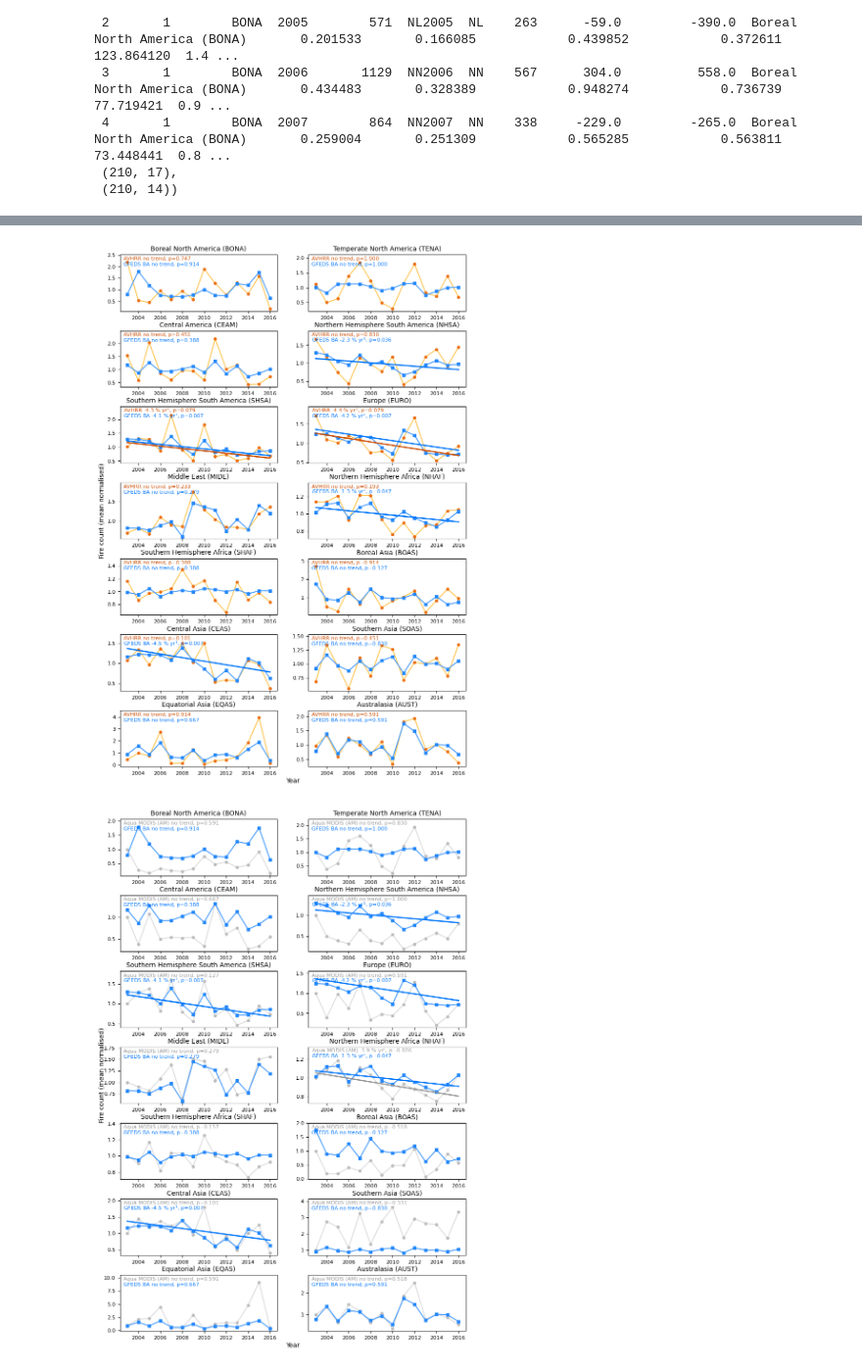
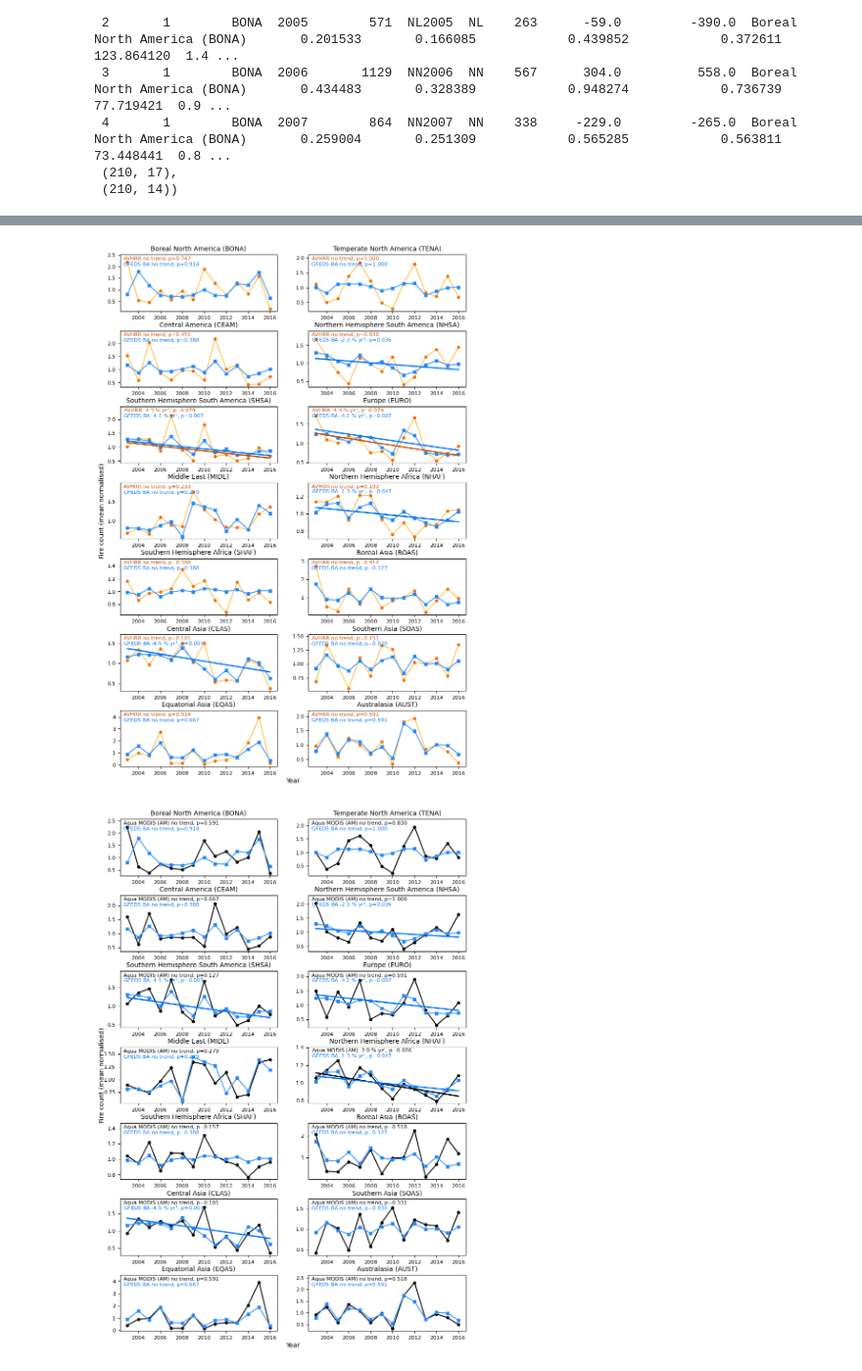
Before and after one commit to mdj4/avhrr-fire, a Jupyter notebook: src/06_intercomparison/03_intercomparison_vs_other_data.ipynb, the cells around one changed output, grey strips where cells are left out. Shown at 98% size. Cells and saved outputs as stored; diff of their text form; code cells hidden in the pictures.

```diff
--- a/src/06_intercomparison/03_intercomparison_vs_other_data.ipynb
+++ b/src/06_intercomparison/03_intercomparison_vs_other_data.ipynb
@@ -706,8 +706,8 @@ def ts_plotter(df, xstr, y1str, y2str, series1_str, series2_str, region_dict, yl
 # %%
 # colour palettes for plotting
 av_color_list = ['#fec44f','#ec7014','#cc4c02'] #oranges  #fe9929
-fw_color_list = ['#dcdcdc','#bdbdbd','#969696'] #greys
-ba_color_list = ["#4299fd","#2488fa","#0075fc"] #greys
+fw_color_list = ['#000000','#000000',"#000000"] #black
+ba_color_list = ["#4299fd","#2488fa","#0075fc"] #blues
 #params for figure set up
 mm = 1/25.4
 # %% [markdown]
@@ -1111,3 +1111,13 @@ print(df_final_ba_totals)
 209      14  489.824158  2016
 
 [210 rows x 3 columns]
+# %%
+## calculate global totals and
+ba_global = df_final_ba_totals.groupby(['year'])[['total_ba']].sum().reset_index().sort_values('year', ascending=True)
+ba_global['region'] = 99
+#ba_global['region_name'] = 'global'
+
+# add global to the main df
+df_final_ba_totals = pd.concat([df_final_ba_totals, ba_global])
+
+ba_global
@@ -1173,7 +1198,7 @@ fig, axes, stats_tbl = ts_plotter(df=am,
 fig.tight_layout()
 
 #figs
-fig.savefig(str(dir_out_figures / 's13_timeseries_AVHRR_vs_GFED5_mean_normalised.png'), dpi=1000)
+fig.savefig(str(dir_out_figures / 's13_timeseries_AVHRR_vs_GFED5_mean_normalised.png'), dpi=500)
 #fig.savefig(str(dir_out_figures / 's4_timeseries_gfed_vpd_flip.pdf'))
 
 #statstable
@@ -1183,7 +1208,7 @@ fig.savefig(str(dir_out_figures / 's13_timeseries_AVHRR_vs_GFED5_mean_normalised
 
 fig, axes, stats_tbl = ts_plotter(df=am,
                                 xstr='year',
-                                y1str='n_count_modis',
+                                y1str='n_count_modis_mean',
                                 y2str='n_ba_mean',
                                 series1_str = 'Aqua MODIS (AM)',
                                 series2_str = 'GFED5 BA',
@@ -1196,7 +1221,7 @@ fig, axes, stats_tbl = ts_plotter(df=am,
 fig.tight_layout()
 
 #figs
-fig.savefig(str(dir_out_figures / 's13_timeseries_Aqua_MODIS_AM_vs_GFED5_mean_normalised.png'), dpi=1000)
+fig.savefig(str(dir_out_figures / 's13_timeseries_Aqua_MODIS_AM_vs_GFED5_mean_normalised.png'), dpi=500)
 #fig.savefig(str(dir_out_figures / 's4_timeseries_gfed_vpd_flip.pdf'))
 
 #statstable
@@ -1205,32 +1230,32 @@ fig.savefig(str(dir_out_figures / 's13_timeseries_Aqua_MODIS_AM_vs_GFED5_mean_no
 # %% [output]
 0 BONA [None, None]
 1 TENA [None, None]
 2 CEAM [None, None]
 3 NHSA [None, None]
 4 SHSA [None, None]
 5 EURO [None, None]
 6 MIDE [None, None]
 7 NHAF [None, None]
 8 SHAF [None, None]
 9 BOAS [None, None]
 10 CEAS [None, None]
 11 SOAS [None, None]
 12 EQAS [None, None]
 13 AUST [None, None]
 0 BONA [None, None]
 1 TENA [None, None]
 2 CEAM [None, None]
 3 NHSA [None, None]
 4 SHSA [None, None]
 5 EURO [None, None]
 6 MIDE [None, None]
 7 NHAF [None, None]
 8 SHAF [None, None]
 9 BOAS [None, None]
 10 CEAS [None, None]
 11 SOAS [None, None]
 12 EQAS [None, None]
 13 AUST [None, None]
 [figure]
-[figure, old version]
+[figure, new version]
 # %% [markdown]
```
Also changed, not shown: parts of 14 cells of this notebook.
